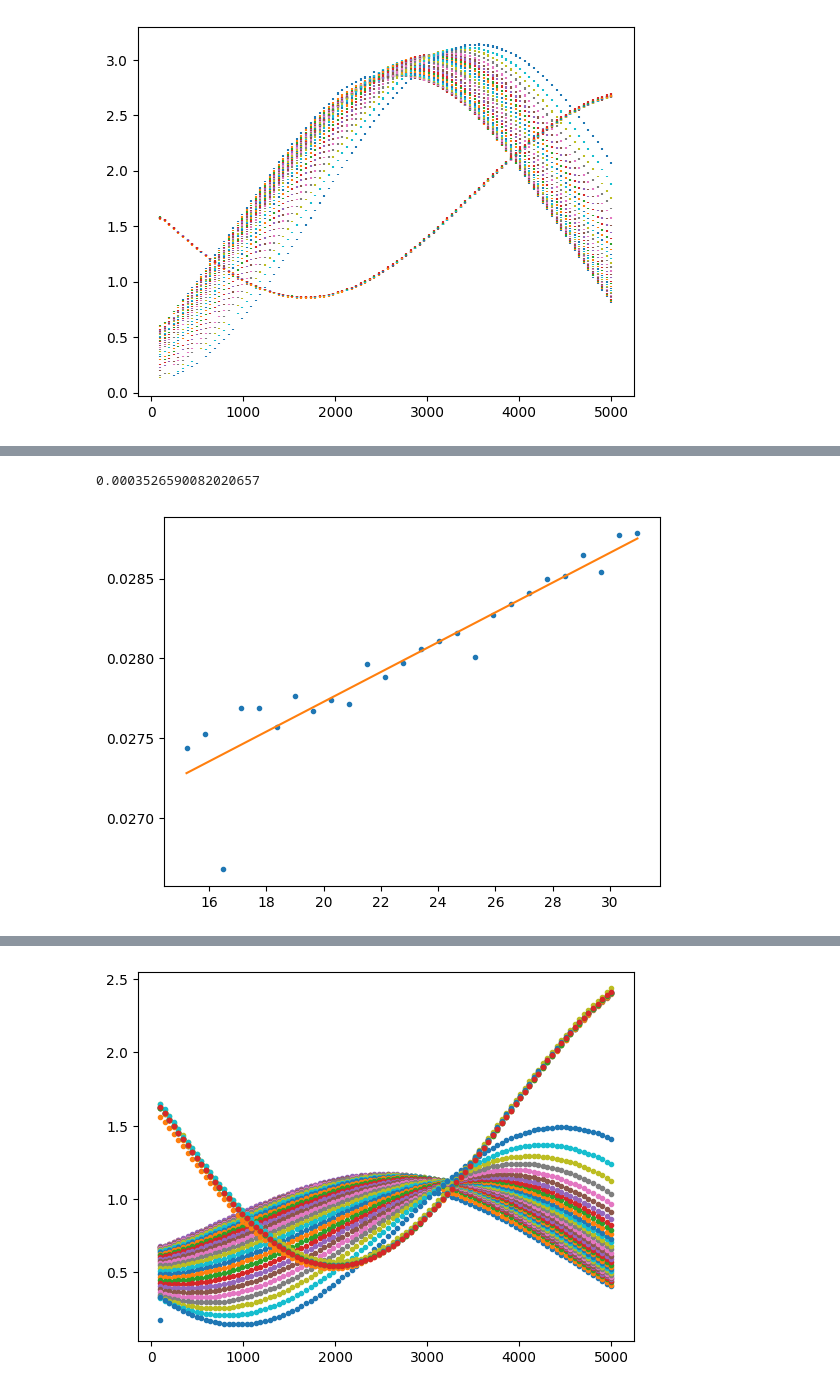
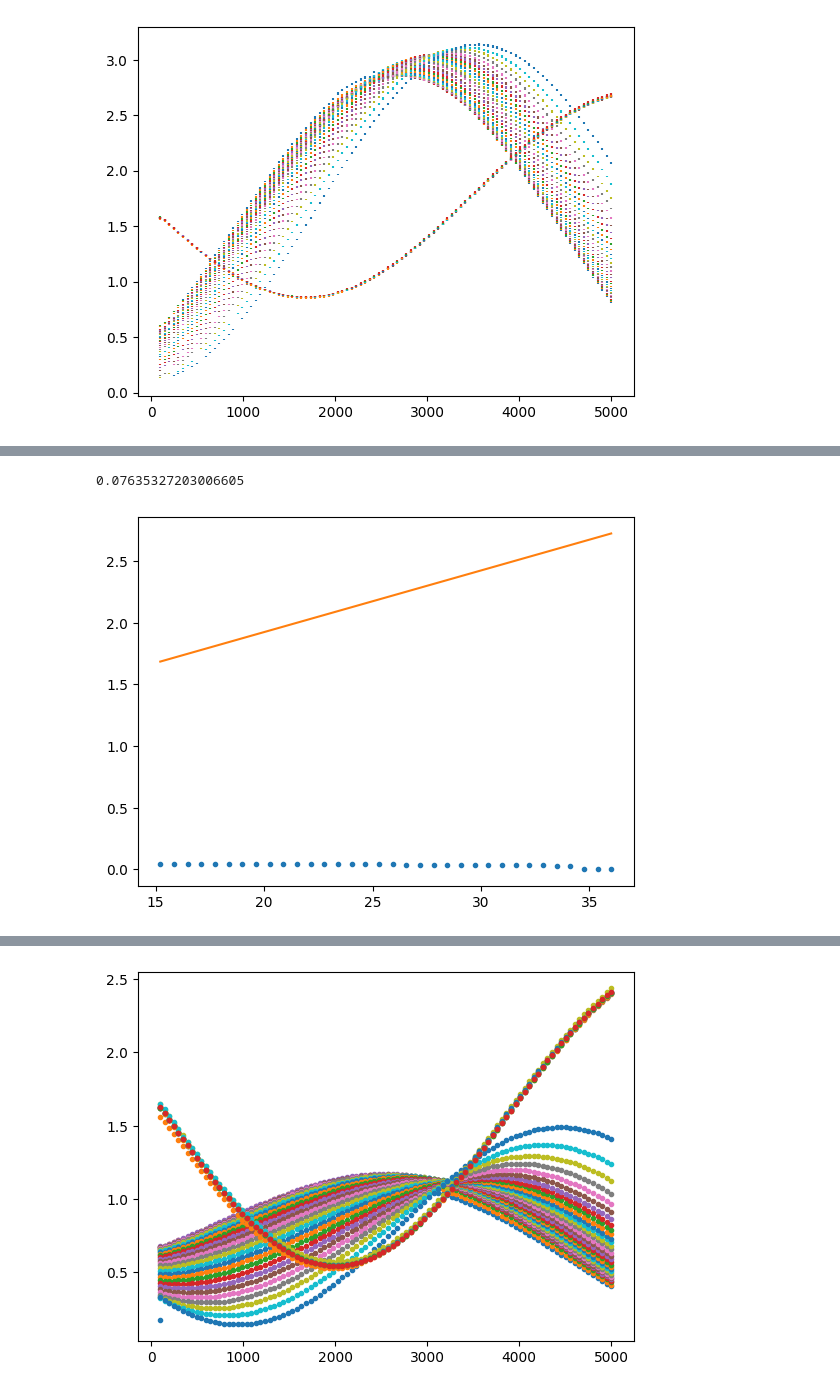
Before and after one commit to cwru-robin/Phys301, a Jupyter notebook: Birefringence/Untitled.ipynb, the cells around one changed output, grey strips where cells are left out. Drawn from its saved outputs; the diff is of its cells as text; code cells hidden in the pictures.

```diff
--- a/Birefringence/Untitled.ipynb
+++ b/Birefringence/Untitled.ipynb
@@ -15,6 +15,8 @@ def sin_model(x,A,phi,omega,b):
     return A* np.sin(omega*x+phi)+b
 def line_model(x,m,b):
     return m*x+b
+def birefit(T,D,E):
+    return D*((1-(E*T)/34.5)**0.2)
 
 c2='red'
 c1='blue'
@@ -168,8 +170,11 @@ xfine= np.linspace(min(xl[0])-800,max(xl[0])+500,10000)
 pl=[]
 cl=[]
 crange=np.arange(1,len(xl)+1)
-for y,i in zip(yl,crange):
-    p,c = opt.curve_fit(sin_model, xl[0], y,p0=(2,0,1/8000,1.5))
+for y,i,e in zip(yl,crange,eyl):
+    p,c = opt.curve_fit(sin_model, xl[0], y,p0=(2,0,1/8000,1.5),sigma=e*np.ones_like(y))
+
+    p[1]=p[1]+3
+
     pl.append(p)
     cl.append(c)
     plt.plot(xfine,sin_model(xfine,*p),color=colorFader(c1,c2,i/n))
@@ -197,12 +200,15 @@ for p in pl:
     iparrell.append(max(sin_model(xfine,*p)))
     iperpendiclur.append(min(sin_model(xfine,*p)))
     ratio.append(max(sin_model(xfine,*p))/min(sin_model(xfine,*p)))
-plt.errorbar(tange,birecon*np.arctan(np.sqrt(ratio)),xerr=xerrr,yerr=.005*birecon*np.arctan(np.sqrt(ratio)),ls='none',color="red",label= "Measured Data")
+plt.errorbar(tange,birecon*pl.T[1],xerr=xerrr,yerr=birecon*e1[1],ls='none',color="red",label= "Measured Data")
+p,c=opt.curve_fit(birefit,tange[:-13],birecon*pl.T[1][:-13],p0=[0.05, 0.94],maxfev=10000)
 plt.ylabel("Birefringence Coefficient")
 plt.xlabel("Temperature (C)")
 plt.title("Birefringence Coefficient of a Liquid Crystal dependence on Tempture")
-plt.vlines(34.5,0,1,linestyles="dotted",label="Phase Transition")
-plt.ylim(0.020,0.029)
+plt.vlines(34.5,0,0.02,linestyles="dotted",label="Phase Transition")
+#plt.ylim(0.020,0.029)
+plt.plot(tange[:-14],birefit(tange,*p)[:-14])
 plt.legend()
 plt.savefig("plot1",dpi=184)
+p
 # %% [output]
@@ -210,13 +222,13 @@ plt.savefig("plot1",dpi=184)
 # %%
-p,c=opt.curve_fit(line_model,tange[:-18],birecon*np.arctan(np.sqrt(ratio))[:-18])
-plt.plot(tange[:-18],birecon*np.arctan(np.sqrt(ratio))[:-18],'.',label= "Measured Data")
+p1,c=opt.curve_fit(line_model,tange[:-15],birecon*pl.T[1][:-15])
+plt.plot(tange[:-10],birecon*pl.T[1][:-10],'.',label= "Measured Data")
 
-plt.plot(tange[:-18],line_model(tange[:-18],*p))
-n0=line_model(-273.15,*p)
+plt.plot(tange[:-10],line_model(tange[:-10],*p))
+n0=birefit(-273.15,*p)
 n0
 # %% [output]
-0.0003526590082020657
+0.07635327203006605
-[figure, old version]
+[figure, new version]
 # %%
 iparrell=[]
 iperpendiclur=[]
```
Also changed, not shown: parts of 13 cells of this notebook, 2 other files.
